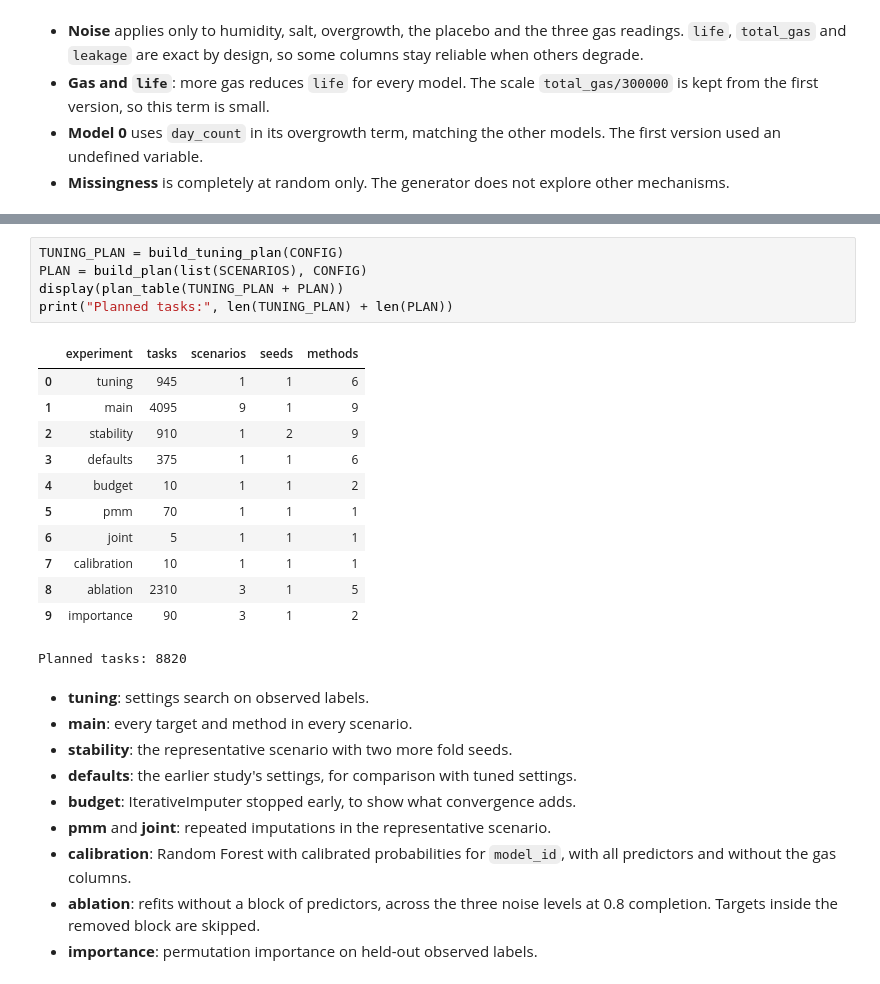
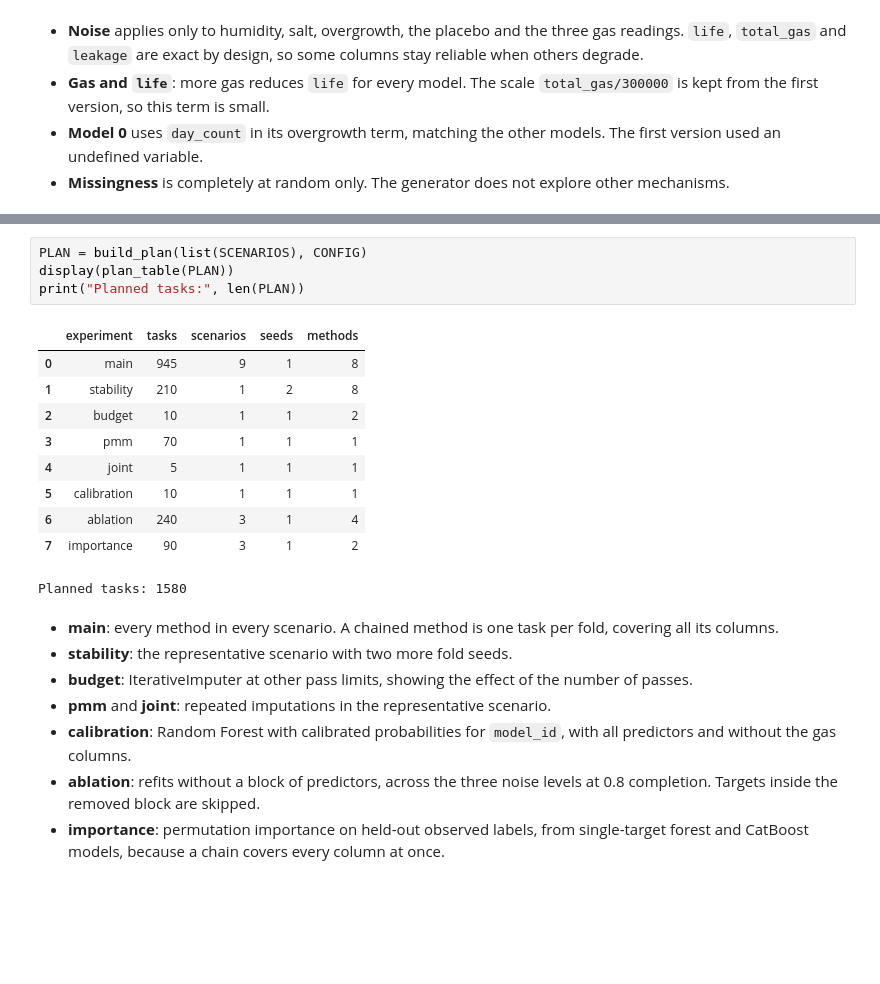
Before and after one commit to alienblack/team19-asset-data, a Jupyter notebook: experiments/synthetic_imputation_study/notebooks/imputation.ipynb, the cells around one changed output, grey strips where cells are left out. Drawn from its saved outputs; the diff is of its cells as text; blank space fills up the shorter version.

```diff
--- a/experiments/synthetic_imputation_study/notebooks/imputation.ipynb
+++ b/experiments/synthetic_imputation_study/notebooks/imputation.ipynb
@@ -248,31 +255,26 @@ MAE values are never averaged across columns because their units differ.
 # %%
-TUNING_PLAN = build_tuning_plan(CONFIG)
 PLAN = build_plan(list(SCENARIOS), CONFIG)
-display(plan_table(TUNING_PLAN + PLAN))
-print("Planned tasks:", len(TUNING_PLAN) + len(PLAN))
+display(plan_table(PLAN))
+print("Planned tasks:", len(PLAN))
 # %% [output]
 |  | experiment | tasks | scenarios | seeds | methods |
-| 0 | tuning | 945 | 1 | 1 | 6 |
-| 1 | main | 4095 | 9 | 1 | 9 |
-| 2 | stability | 910 | 1 | 2 | 9 |
-| 3 | defaults | 375 | 1 | 1 | 6 |
-| 4 | budget | 10 | 1 | 1 | 2 |
-| 5 | pmm | 70 | 1 | 1 | 1 |
-| 6 | joint | 5 | 1 | 1 | 1 |
-| 7 | calibration | 10 | 1 | 1 | 1 |
-| 8 | ablation | 2310 | 3 | 1 | 5 |
-| 9 | importance | 90 | 3 | 1 | 2 |
+| 0 | main | 945 | 9 | 1 | 8 |
+| 1 | stability | 210 | 1 | 2 | 8 |
+| 2 | budget | 10 | 1 | 1 | 2 |
+| 3 | pmm | 70 | 1 | 1 | 1 |
+| 4 | joint | 5 | 1 | 1 | 1 |
+| 5 | calibration | 10 | 1 | 1 | 1 |
+| 6 | ablation | 240 | 3 | 1 | 4 |
+| 7 | importance | 90 | 3 | 1 | 2 |
-Planned tasks: 8820
+Planned tasks: 1580
 # %% [markdown]
-- **tuning**: settings search on observed labels.
-- **main**: every target and method in every scenario.
+- **main**: every method in every scenario. A chained method is one task per fold, covering all its columns.
 - **stability**: the representative scenario with two more fold seeds.
-- **defaults**: the earlier study's settings, for comparison with tuned settings.
-- **budget**: IterativeImputer stopped early, to show what convergence adds.
+- **budget**: IterativeImputer at other pass limits, showing the effect of the number of passes.
 - **pmm** and **joint**: repeated imputations in the representative scenario.
 - **calibration**: Random Forest with calibrated probabilities for `model_id`, with all predictors and without the gas columns.
 - **ablation**: refits without a block of predictors, across the three noise levels at 0.8 completion. Targets inside the removed block are skipped.
-- **importance**: permutation importance on held-out observed labels.
+- **importance**: permutation importance on held-out observed labels, from single-target forest and CatBoost models, because a chain covers every column at once.
 # %% [markdown]
 ## 4. Models
 
```
Also changed, not shown: parts of 67 cells of this notebook, 8 other files.
